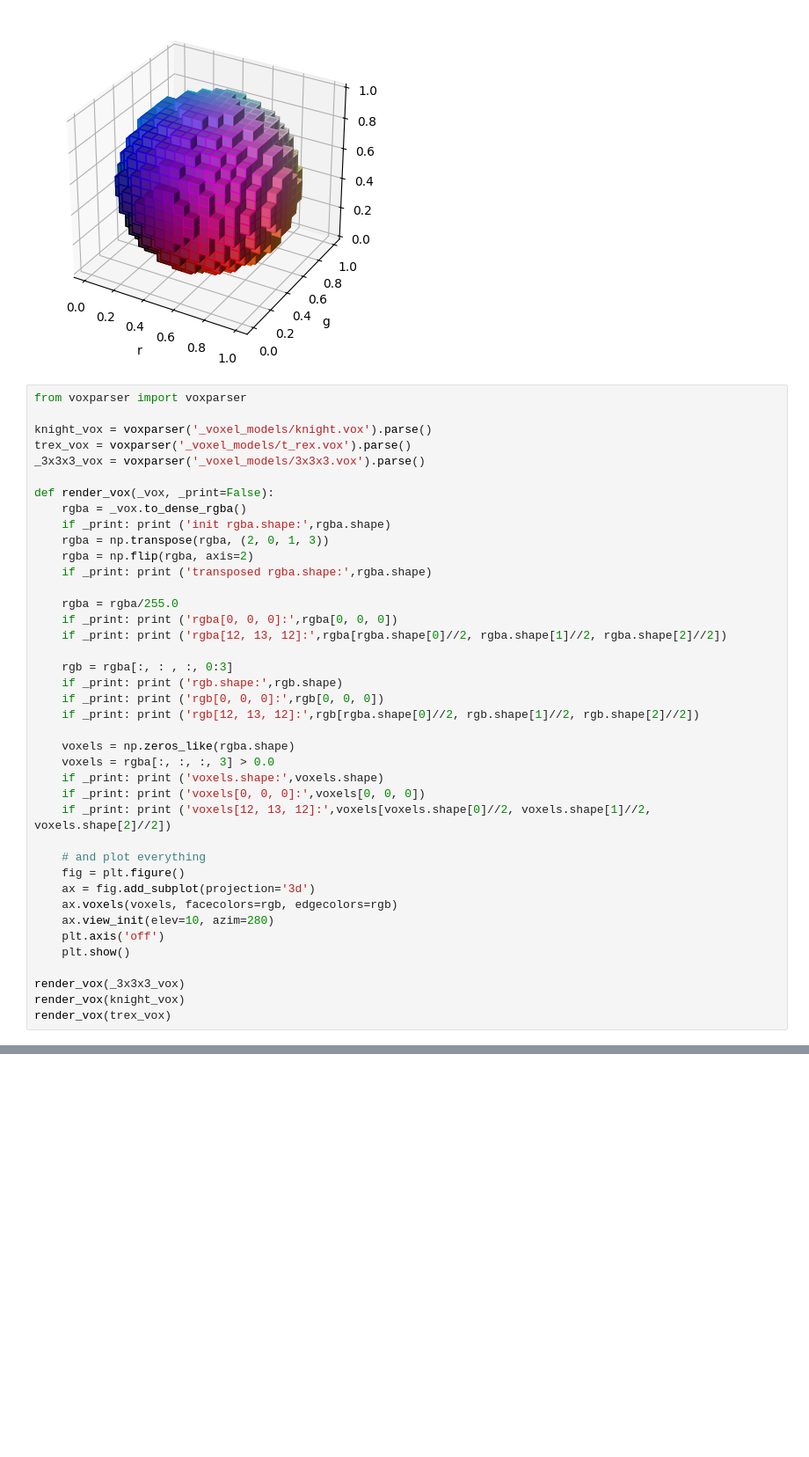
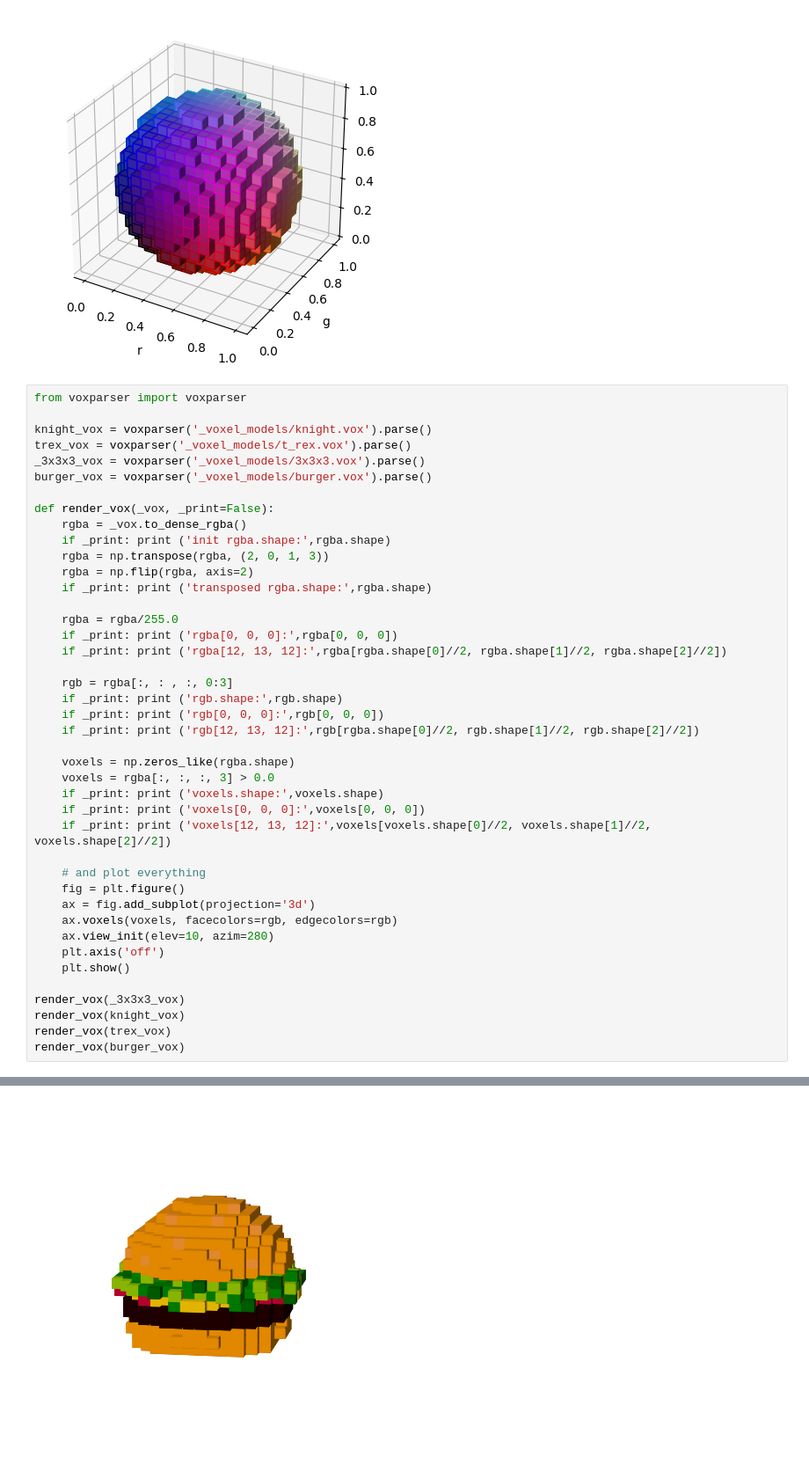
Before and after one commit to mravelo5874/neural-cellular-automata, a Jupyter notebook: 4_voxel_experiments/voxel_nb.ipynb, the cells around one changed output, grey strips where cells are left out. Shown at 88% size. Saved outputs shown, nothing was run; the diff lists cells and outputs as text; blank space fills up the shorter version.

Commit message:
added burger.vox :hamburger:

```diff
--- a/4_voxel_experiments/voxel_nb.ipynb
+++ b/4_voxel_experiments/voxel_nb.ipynb
@@ -94,6 +94,7 @@ from voxparser import voxparser
 knight_vox = voxparser('_voxel_models/knight.vox').parse()
 trex_vox = voxparser('_voxel_models/t_rex.vox').parse()
 _3x3x3_vox = voxparser('_voxel_models/3x3x3.vox').parse()
+burger_vox = voxparser('_voxel_models/burger.vox').parse()
 
 def render_vox(_vox, _print=False):
     rgba = _vox.to_dense_rgba()
@@ -128,6 +129,7 @@ def render_vox(_vox, _print=False):
 render_vox(_3x3x3_vox)
 render_vox(knight_vox)
 render_vox(trex_vox)
+render_vox(burger_vox)
 # %% [output]
 header: b'VOX '
 version: 200
@@ -141,3 +146,4 @@ file has 1 models
 [figure]
 [figure]
 [figure]
+[figure, added]
```
Also changed, not shown: parts of 1 cell of this notebook, 1 other file.
